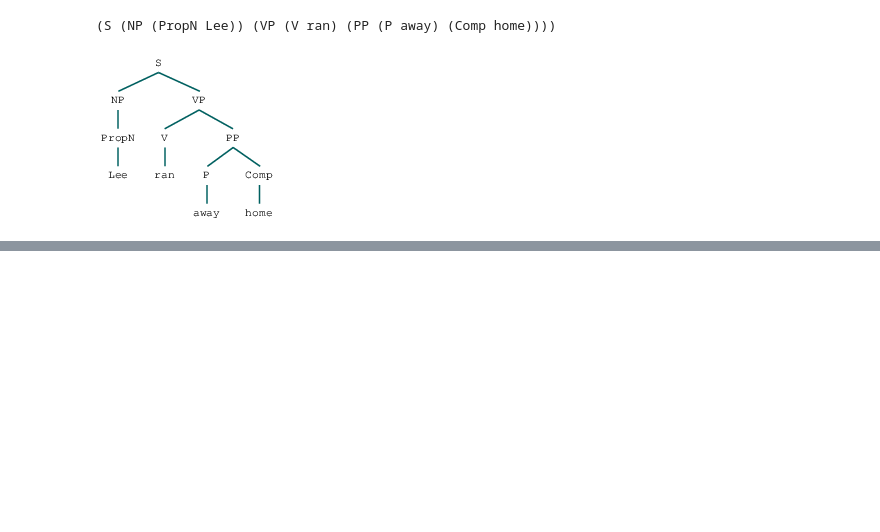
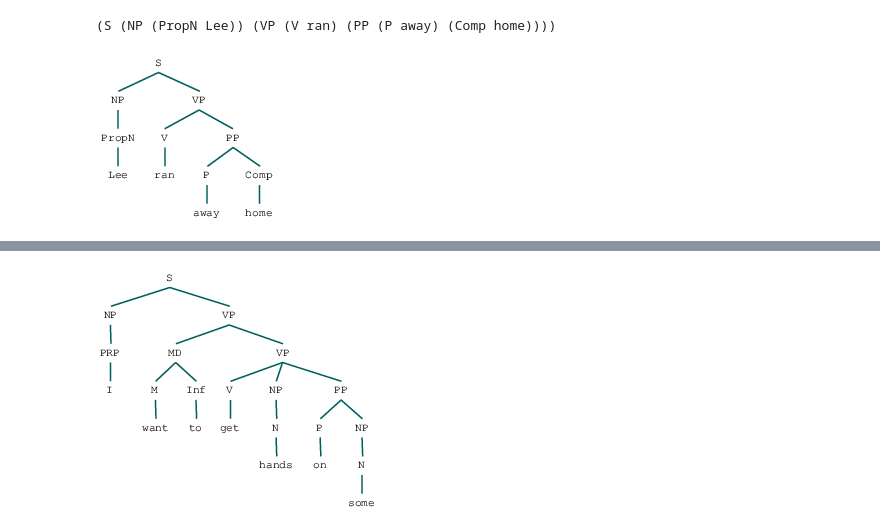
Before and after one commit to STRZGR/Natural-Language-Processing-with-Python-Analyzing-Text-with-the-Natural-Language-Toolkit, a Jupyter notebook: Chapter 08/NLTK Chapter 8 - Exercises.ipynb, the cells around one changed output, grey strips where cells are left out. Saved outputs shown, nothing was run; the diff lists cells and outputs as text; code cells hidden in the pictures; blank space fills up the shorter version.

```diff
--- a/Chapter 08/NLTK Chapter 8 - Exercises.ipynb
+++ b/Chapter 08/NLTK Chapter 8 - Exercises.ipynb
@@ -428,0 +490,4 @@ take write-offs ['N', 'V']
+# %%
+nltk.Tree.fromstring(trees[1])
+# %% [output]
+[figure, added]
```
Also changed, not shown: parts of 49 cells of this notebook.
